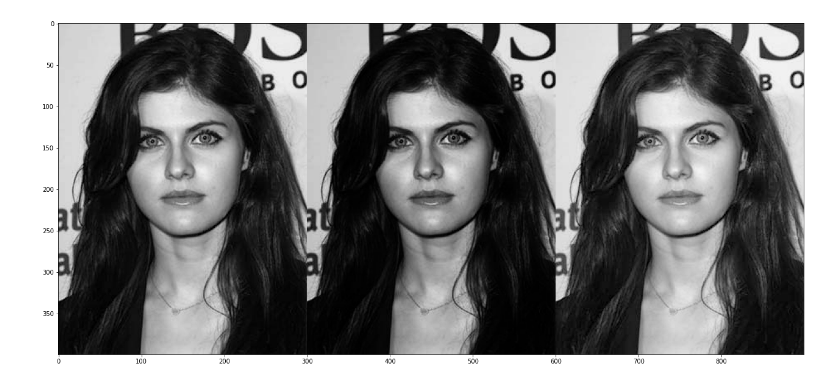
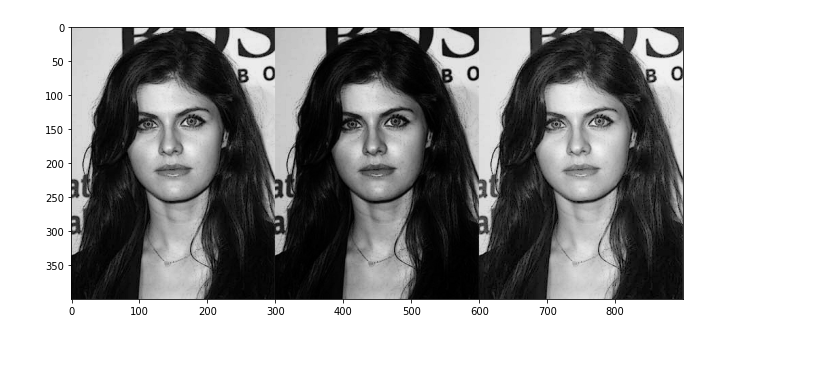
Before and after one commit to kavin-du/Image-Sharpening-Operators, a Jupyter notebook: e16057.ipynb, the cells around one changed output. Saved outputs shown, nothing was run; the diff lists cells and outputs as text; code cells hidden in the pictures; blank space fills up the shorter version.

```diff
--- a/e16057.ipynb
+++ b/e16057.ipynb
@@ -151,6 +160,7 @@ if __name__ == '__main__':
 # %%
-    powered1 = powerTransform(subd, 1.3)
-    powered2 = powerTransform(subd, 0.8)
-    showImage(cv2.hconcat([subd,powered1, powered2]), 15, 5)
+    # 2.8 applying power law transformation
+    powered1 = powerTransform(subd, 1.3) # gamma value = 1.3
+    powered2 = powerTransform(subd, 0.8) # gamma value = 0.8
+    showImage(cv2.hconcat([subd, powered1, powered2]), 18, 6)
 # %% [output]
-[figure, old version]
+[figure, new version]
```
Also changed, not shown: parts of 21 cells of this notebook, 5 other files.
